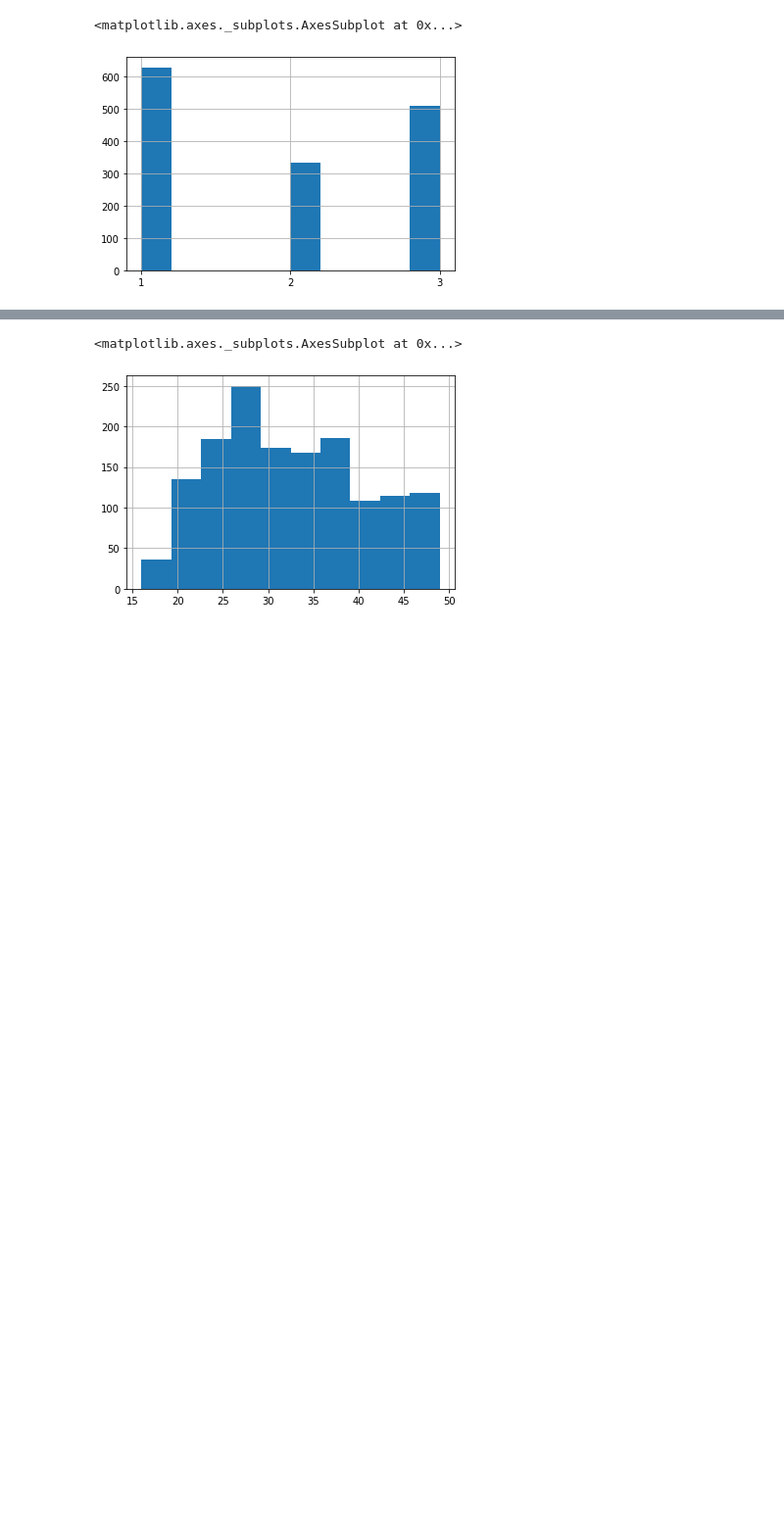
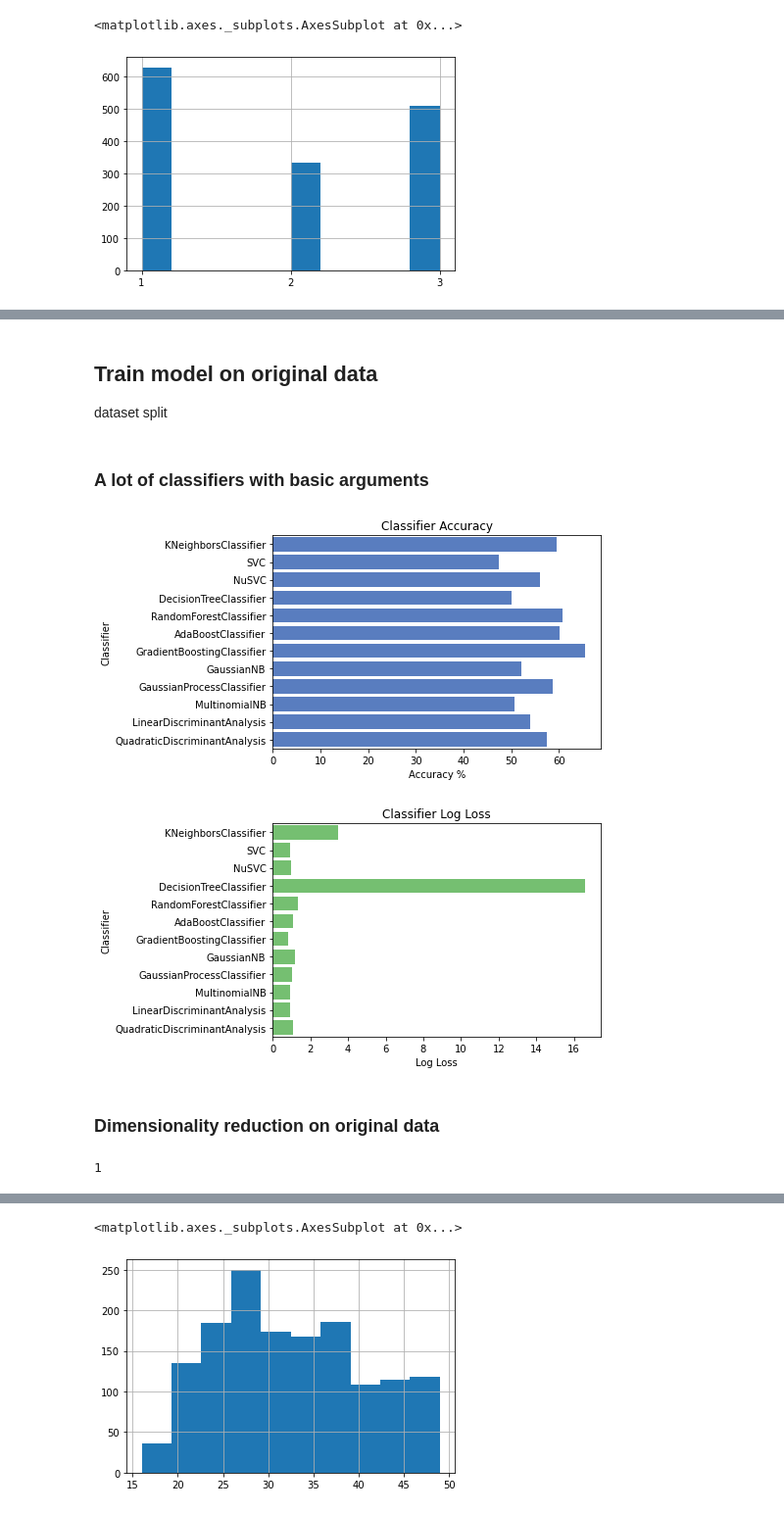
Before and after one commit to darknessest/datamining_uci_hw, a Jupyter notebook: cmc.ipynb, the cells around one changed output, grey strips where cells are left out. Shown: that part at 98% size. Cells and saved outputs as stored; diff of their text form; code cells hidden in the pictures; blank space fills up the shorter version.

```diff
--- a/cmc.ipynb
+++ b/cmc.ipynb
@@ -138,0 +155,12 @@ table['CONT_USAGE'].hist()
+# %% [markdown]
+## Train model on original data
+dataset split
+# %%
+X = table.drop(columns=['CONT_USAGE'], inplace=False)
+y = table['CONT_USAGE'].copy()
+
+from sklearn.model_selection import train_test_split
+
+X_train, X_test, y_train, y_test = train_test_split(X, y, test_size=0.10)
+# %% [markdown]
+### A lot of classifiers with basic arguments
@@ -138,0 +236,7 @@ table['CONT_USAGE'].hist()
+# %%
+choose_best_clf(X_train, X_test, y_train, y_test)
+# %% [output]
+[figure, added]
+[figure, added]
+# %% [markdown]
+### Dimensionality reduction on original data
@@ -138,0 +250,4 @@ table['CONT_USAGE'].hist()
+# %%
+d
+# %% [output]
+1
```
Also changed, not shown: parts of 76 cells of this notebook.
